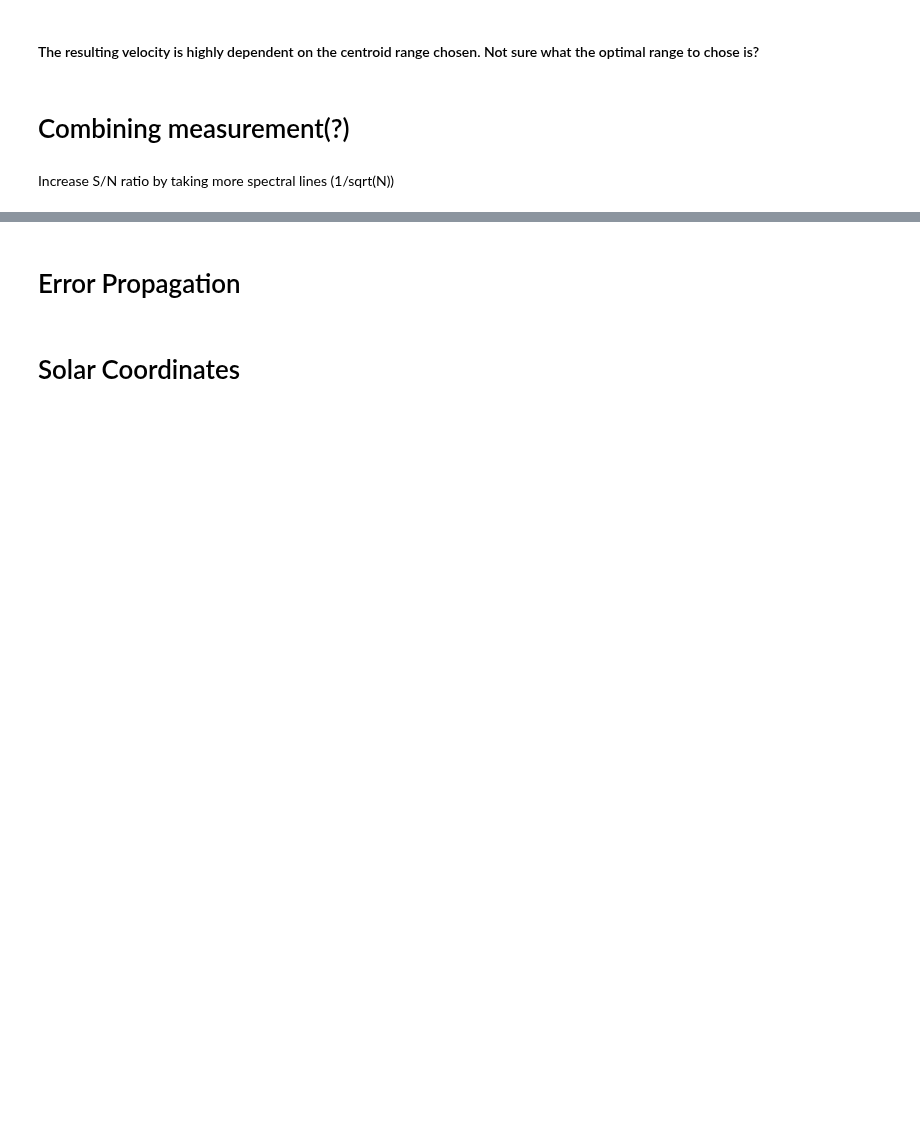
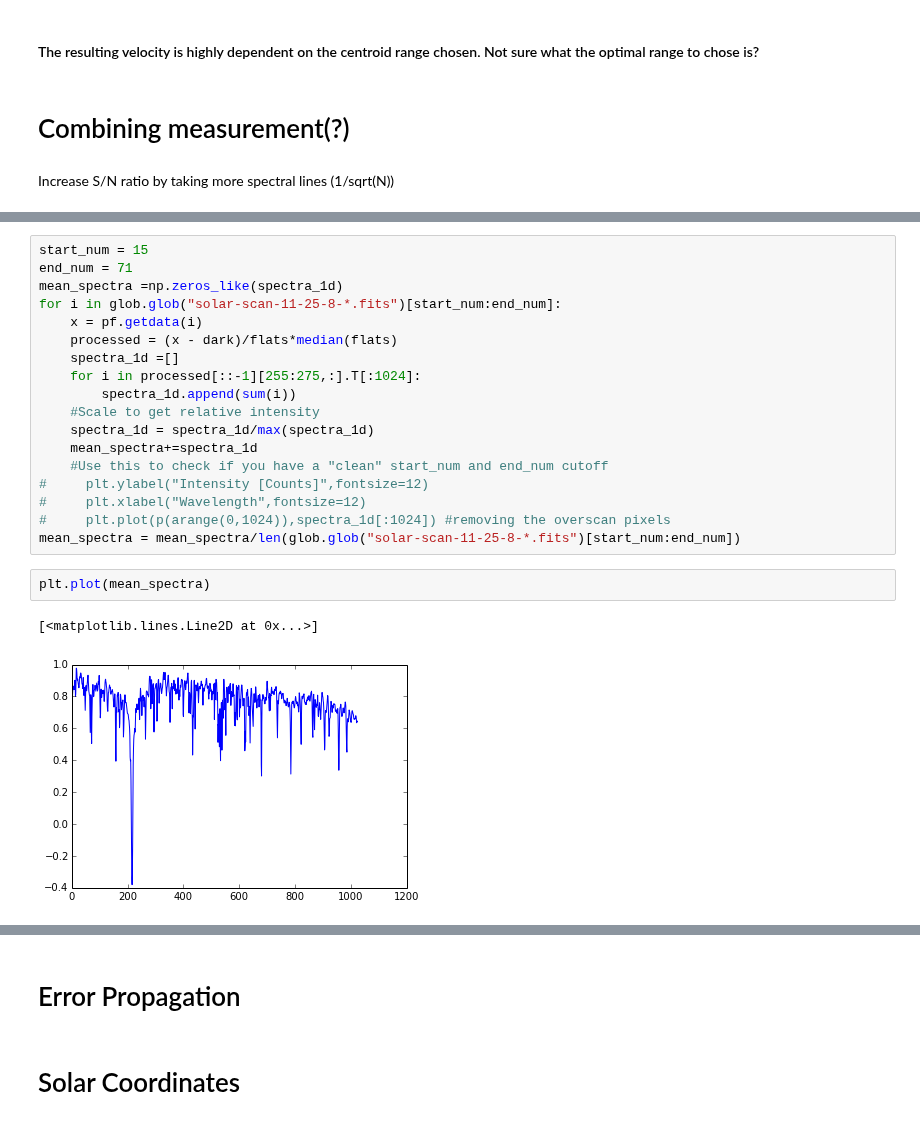
Before and after one commit to dorisjlee/AY120, a Jupyter notebook: lab4/SolarScan Analysis.ipynb, the cells around one changed output, grey strips where cells are left out. Saved outputs shown, nothing was run; the diff lists cells and outputs as text; blank space fills up the shorter version.

```diff
--- a/lab4/SolarScan Analysis.ipynb
+++ b/lab4/SolarScan Analysis.ipynb
@@ -706,0 +729,23 @@ Increase S/N ratio by taking more spectral lines (1/sqrt(N))
+# %%
+start_num = 15
+end_num = 71
+mean_spectra =np.zeros_like(spectra_1d)
+for i in glob.glob("solar-scan-11-25-8-*.fits")[start_num:end_num]:
+    x = pf.getdata(i)
+    processed = (x - dark)/flats*median(flats)
+    spectra_1d =[]
+    for i in processed[::-1][255:275,:].T[:1024]:
+        spectra_1d.append(sum(i))
+    #Scale to get relative intensity
+    spectra_1d = spectra_1d/max(spectra_1d)
+    mean_spectra+=spectra_1d
+    #Use this to check if you have a "clean" start_num and end_num cutoff
+#     plt.ylabel("Intensity [Counts]",fontsize=12)
+#     plt.xlabel("Wavelength",fontsize=12)
+#     plt.plot(p(arange(0,1024)),spectra_1d[:1024]) #removing the overscan pixels
+mean_spectra = mean_spectra/len(glob.glob("solar-scan-11-25-8-*.fits")[start_num:end_num])
+# %%
+plt.plot(mean_spectra)
+# %% [output]
+[<matplotlib.lines.Line2D at 0x...>]
+[figure, added]
```
Also changed, not shown: parts of 17 cells of this notebook, 7 other files.
